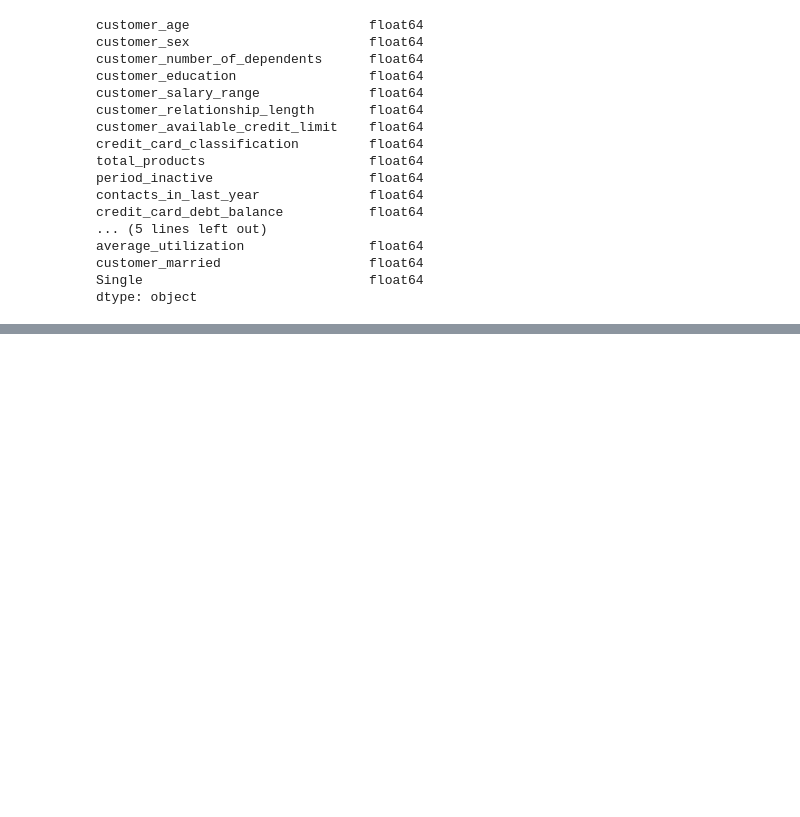
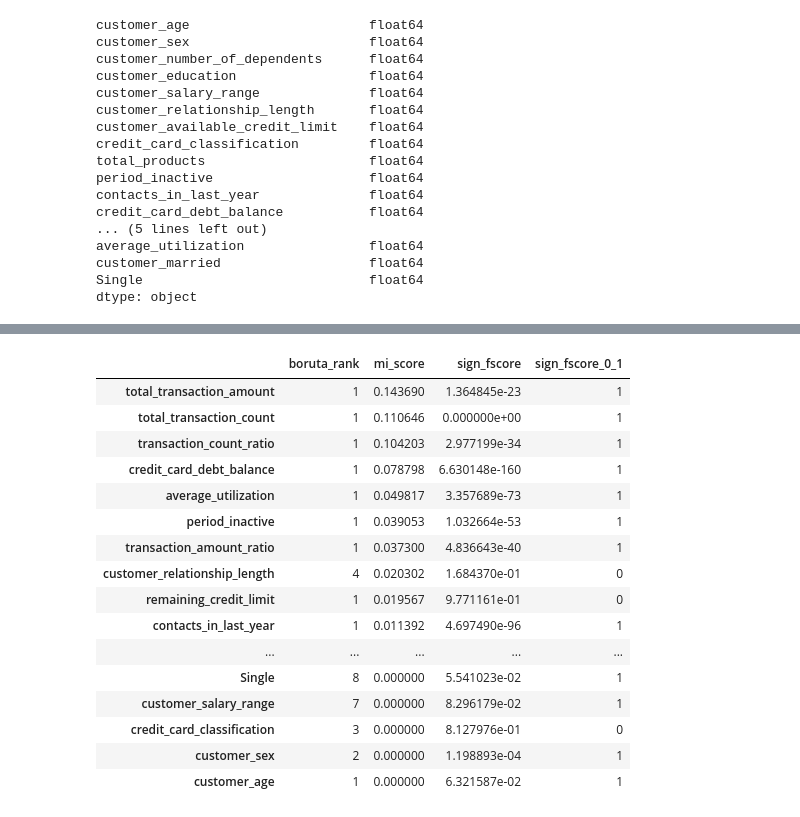
Before and after one commit to melkri/ML_classification, a Jupyter notebook: scripts/01_Data_Preparation.ipynb, the cells around one changed output, grey strips where cells are left out. Saved outputs shown, nothing was run; the diff lists cells and outputs as text; code cells hidden in the pictures; blank space fills up the shorter version.

Commit message:
Finish feature_ranking

```diff
--- a/scripts/01_Data_Preparation.ipynb
+++ b/scripts/01_Data_Preparation.ipynb
@@ -425,0 +472,3 @@ Rejected:       7
+# %%
+
+general_ranking.rename(columns={"score": "mi_score"}, inplace=True)
@@ -425,0 +477,8 @@ Rejected:       7
+# %%
+import warnings
+
+warnings.simplefilter(action="ignore", category=FutureWarning)
+fscore = dict()
+for i in x_col:
+    fscore.update({i: f_regression(df[[i]].values, df[y_col].values.ravel())[1]})
+fscoreDF = pd.DataFrame.from_dict(fscore, orient="index", columns=["p_value_score"])
@@ -425,0 +513,28 @@ Rejected:       7
+# %%
+fscoreDF["sign"] = np.where(fscoreDF.p_value_score < 0.1, 1, 0)
+general_ranking = pd.merge(general_ranking, fscoreDF, left_index=True, right_index=True)
+general_ranking.rename(
+    columns={"p_value_score": "sign_fscore", "sign": "sign_fscore_0_1"}, inplace=True
+)
+# %%
+pd.set_option("display.max_rows", 500)
+# %%
+general_ranking.sort_values(["mi_score", "boruta_rank"], ascending=False)
+# %% [output]
+|  | boruta_rank | mi_score | sign_fscore | sign_fscore_0_1 |
+| total_transaction_amount | 1 | 0.143690 | 1.364845e-23 | 1 |
+| total_transaction_count | 1 | 0.110646 | 0.000000e+00 | 1 |
+| transaction_count_ratio | 1 | 0.104203 | 2.977199e-34 | 1 |
+| credit_card_debt_balance | 1 | 0.078798 | 6.630148e-160 | 1 |
+| average_utilization | 1 | 0.049817 | 3.357689e-73 | 1 |
+| period_inactive | 1 | 0.039053 | 1.032664e-53 | 1 |
+| transaction_amount_ratio | 1 | 0.037300 | 4.836643e-40 | 1 |
+| customer_relationship_length | 4 | 0.020302 | 1.684370e-01 | 0 |
+| remaining_credit_limit | 1 | 0.019567 | 9.771161e-01 | 0 |
+| contacts_in_last_year | 1 | 0.011392 | 4.697490e-96 | 1 |
+| ... | ... | ... | ... | ... |
+| Single | 8 | 0.000000 | 5.541023e-02 | 1 |
+| customer_salary_range | 7 | 0.000000 | 8.296179e-02 | 1 |
+| credit_card_classification | 3 | 0.000000 | 8.127976e-01 | 0 |
+| customer_sex | 2 | 0.000000 | 1.198893e-04 | 1 |
+| customer_age | 1 | 0.000000 | 6.321587e-02 | 1 |
```
Also changed, not shown: parts of 23 cells of this notebook, 4 other files.
